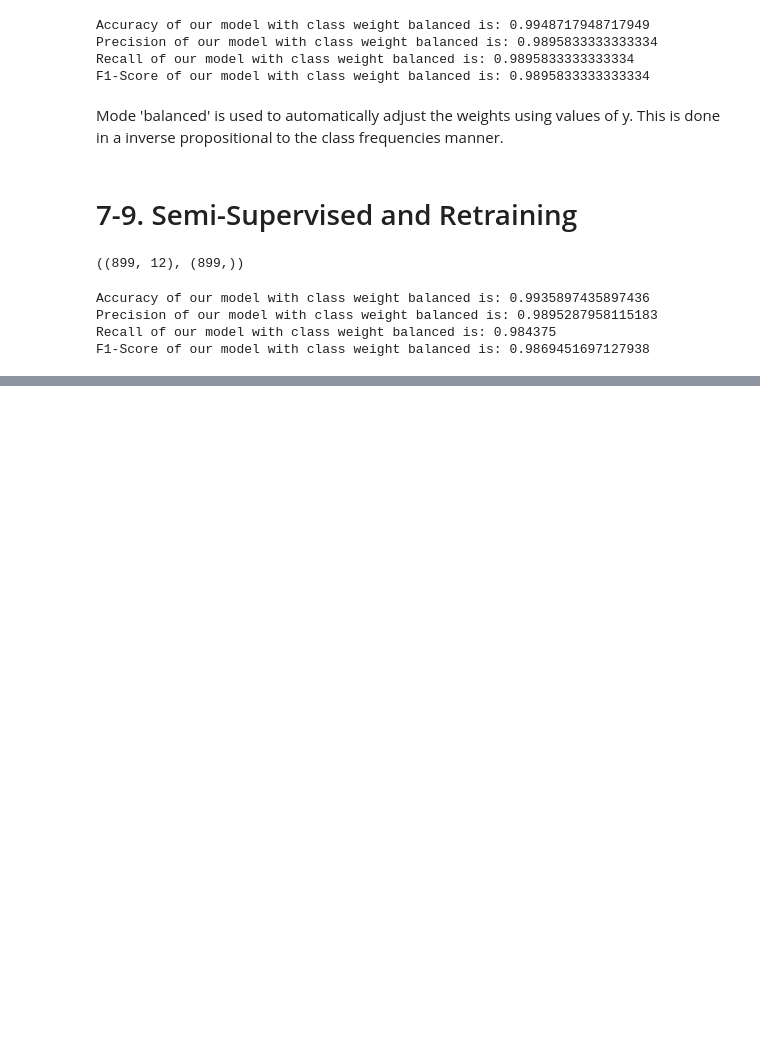
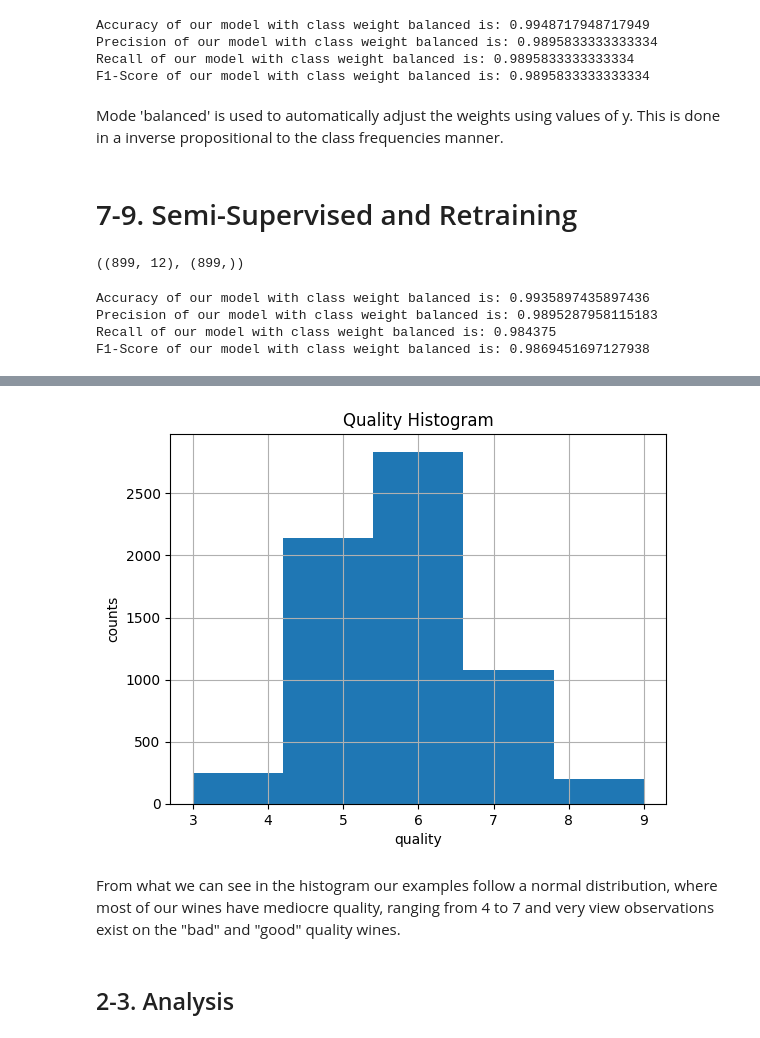
Before and after one commit to dimou-gk/Deep-dive-ML, a Jupyter notebook: Semi_Supervised_&_Model_Evaluation.ipynb, the cells around one changed output, grey strips where cells are left out. Saved outputs shown, nothing was run; the diff lists cells and outputs as text; code cells hidden in the pictures; blank space fills up the shorter version.

```diff
--- a/Semi_Supervised_&_Model_Evaluation.ipynb
+++ b/Semi_Supervised_&_Model_Evaluation.ipynb
@@ -212,0 +218,3 @@ From what we can see from the results the already (almost) perfect performance o
+# %%
+df = pd.read_csv('/content/drive/MyDrive/MSc Data and Web Science/Machine Learning/Exercise 4 & 5/wine-full.csv')
+df
@@ -212,0 +235,12 @@ From what we can see from the results the already (almost) perfect performance o
+# %%
+df['quality'].hist(bins=5)
+plt.title('Quality Histogram')
+plt.xlabel('quality')
+plt.ylabel('counts')
+plt.show()
+# %% [output]
+[figure, added]
+# %% [markdown]
+From what we can see in the histogram our examples follow a normal distribution, where most of our wines have mediocre quality, ranging from 4 to 7 and very view observations exist on the "bad" and "good" quality wines.
+# %% [markdown]
+## 2-3. Analysis
```
Also changed, not shown: parts of 33 cells of this notebook.
